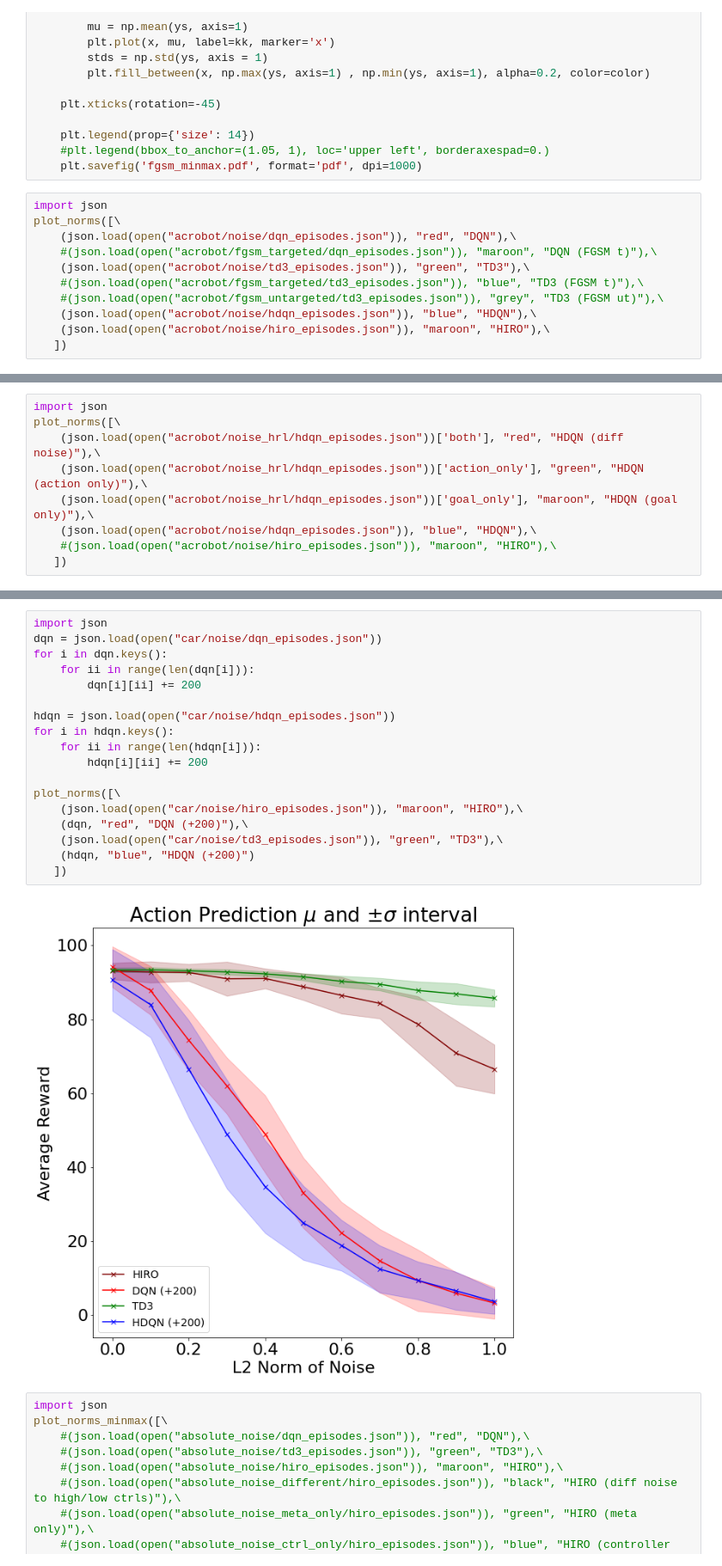
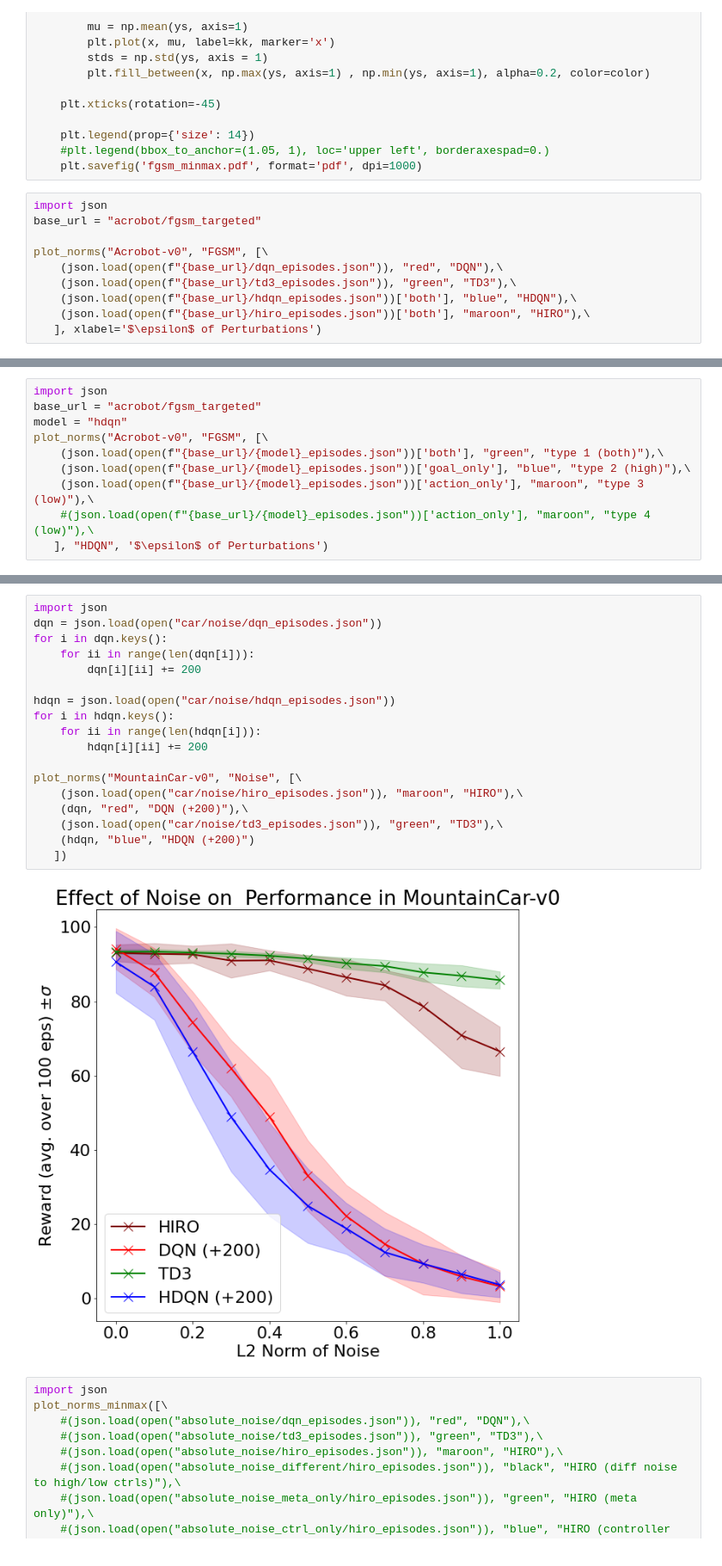
Before and after one commit to Davidobot/adversarial_hrl, a Jupyter notebook: plotting/plotting.ipynb, the cells around one changed output, grey strips where cells are left out. Shown: that part at 86% size. Saved outputs shown, nothing was run; the diff lists cells and outputs as text.

```diff
--- a/plotting/plotting.ipynb
+++ b/plotting/plotting.ipynb
@@ -128,13 +130,12 @@ def plot_fgsm_minmax(episode_durations):
     plt.savefig('fgsm_minmax.pdf', format='pdf', dpi=1000)
 # %%
 import json
-plot_norms([\
-    (json.load(open("acrobot/noise/dqn_episodes.json")), "red", "DQN"),\
-    #(json.load(open("acrobot/fgsm_targeted/dqn_episodes.json")), "maroon", "DQN (FGSM t)"),\
-    (json.load(open("acrobot/noise/td3_episodes.json")), "green", "TD3"),\
-    #(json.load(open("acrobot/fgsm_targeted/td3_episodes.json")), "blue", "TD3 (FGSM t)"),\
-    #(json.load(open("acrobot/fgsm_untargeted/td3_episodes.json")), "grey", "TD3 (FGSM ut)"),\
-    (json.load(open("acrobot/noise/hdqn_episodes.json")), "blue", "HDQN"),\
-    (json.load(open("acrobot/noise/hiro_episodes.json")), "maroon", "HIRO"),\
-   ])
+base_url = "acrobot/fgsm_targeted"
+
+plot_norms("Acrobot-v0", "FGSM", [\
+    (json.load(open(f"{base_url}/dqn_episodes.json")), "red", "DQN"),\
+    (json.load(open(f"{base_url}/td3_episodes.json")), "green", "TD3"),\
+    (json.load(open(f"{base_url}/hdqn_episodes.json"))['both'], "blue", "HDQN"),\
+    (json.load(open(f"{base_url}/hiro_episodes.json"))['both'], "maroon", "HIRO"),\
+   ], xlabel='$\epsilon$ of Perturbations')
 # %% [output]
@@ -142,9 +142,0 @@ plot_norms([\
-# %%
-import json
-plot_norms([\
-    (json.load(open("acrobot/noise_hrl/hdqn_episodes.json"))['both'], "red", "HDQN (diff noise)"),\
-    (json.load(open("acrobot/noise_hrl/hdqn_episodes.json"))['action_only'], "green", "HDQN (action only)"),\
-    (json.load(open("acrobot/noise_hrl/hdqn_episodes.json"))['goal_only'], "maroon", "HDQN (goal only)"),\
-    (json.load(open("acrobot/noise/hdqn_episodes.json")), "blue", "HDQN"),\
-    #(json.load(open("acrobot/noise/hiro_episodes.json")), "maroon", "HIRO"),\
-   ])
@@ -152,0 +143,10 @@ plot_norms([\
+# %%
+import json
+base_url = "acrobot/fgsm_targeted"
+model = "hdqn"
+plot_norms("Acrobot-v0", "FGSM", [\
+    (json.load(open(f"{base_url}/{model}_episodes.json"))['both'], "green", "type 1 (both)"),\
+    (json.load(open(f"{base_url}/{model}_episodes.json"))['goal_only'], "blue", "type 2 (high)"),\
+    (json.load(open(f"{base_url}/{model}_episodes.json"))['action_only'], "maroon", "type 3 (low)"),\
+    #(json.load(open(f"{base_url}/{model}_episodes.json"))['action_only'], "maroon", "type 4 (low)"),\
+   ], "HDQN", '$\epsilon$ of Perturbations')
@@ -153,23 +155,23 @@ plot_norms([\
 # %%
 import json
 dqn = json.load(open("car/noise/dqn_episodes.json"))
 for i in dqn.keys():
     for ii in range(len(dqn[i])):
         dqn[i][ii] += 200
 
 hdqn = json.load(open("car/noise/hdqn_episodes.json"))
 for i in hdqn.keys():
     for ii in range(len(hdqn[i])):
         hdqn[i][ii] += 200
 
-plot_norms([\
+plot_norms("MountainCar-v0", "Noise", [\
     (json.load(open("car/noise/hiro_episodes.json")), "maroon", "HIRO"),\
     (dqn, "red", "DQN (+200)"),\
     (json.load(open("car/noise/td3_episodes.json")), "green", "TD3"),\
     (hdqn, "blue", "HDQN (+200)")
    ])
 # %% [output]
-[figure, old version]
+[figure, new version]
 # %%
 import json
 plot_norms_minmax([\
```
Also changed, not shown: parts of 5 cells of this notebook, 3 other files.
